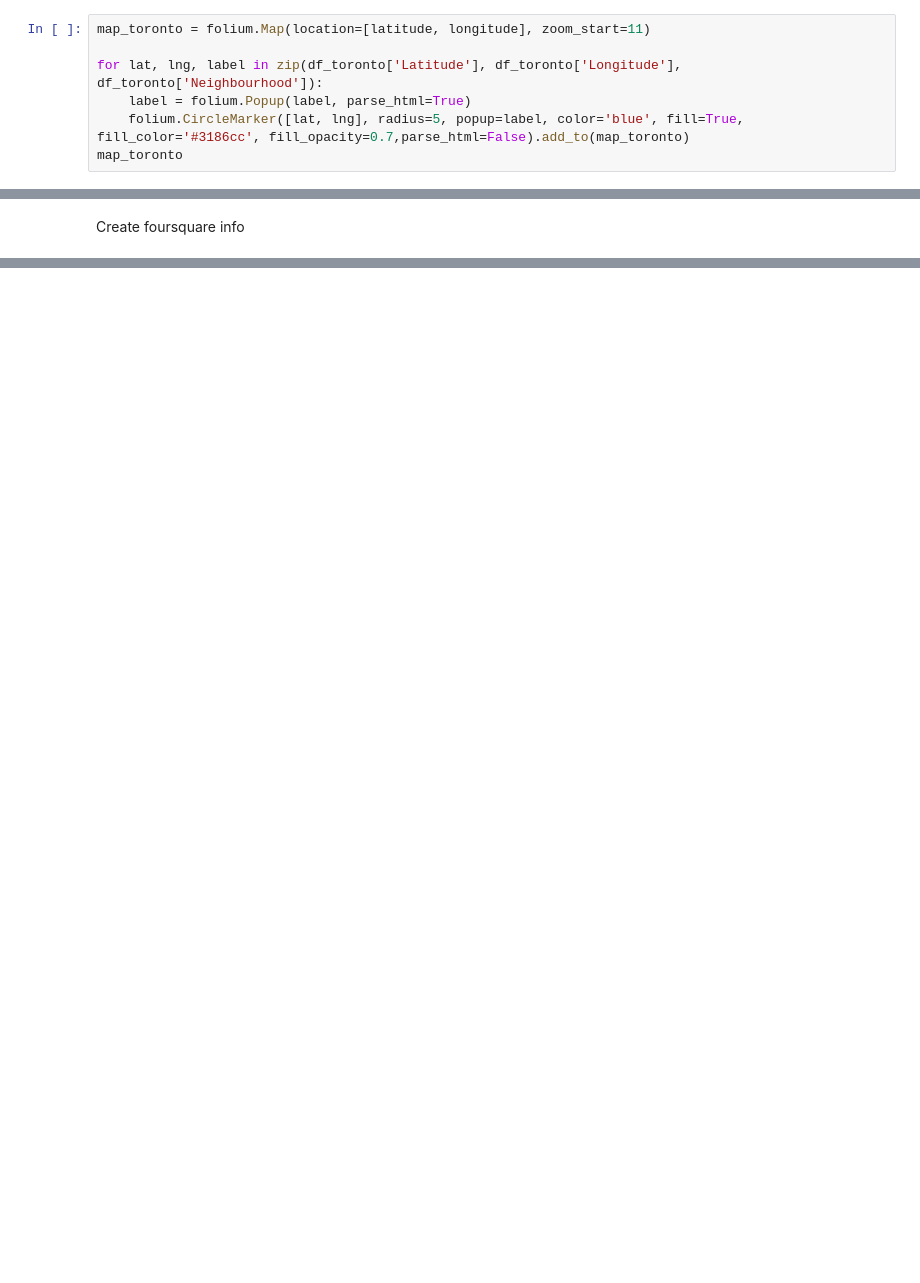
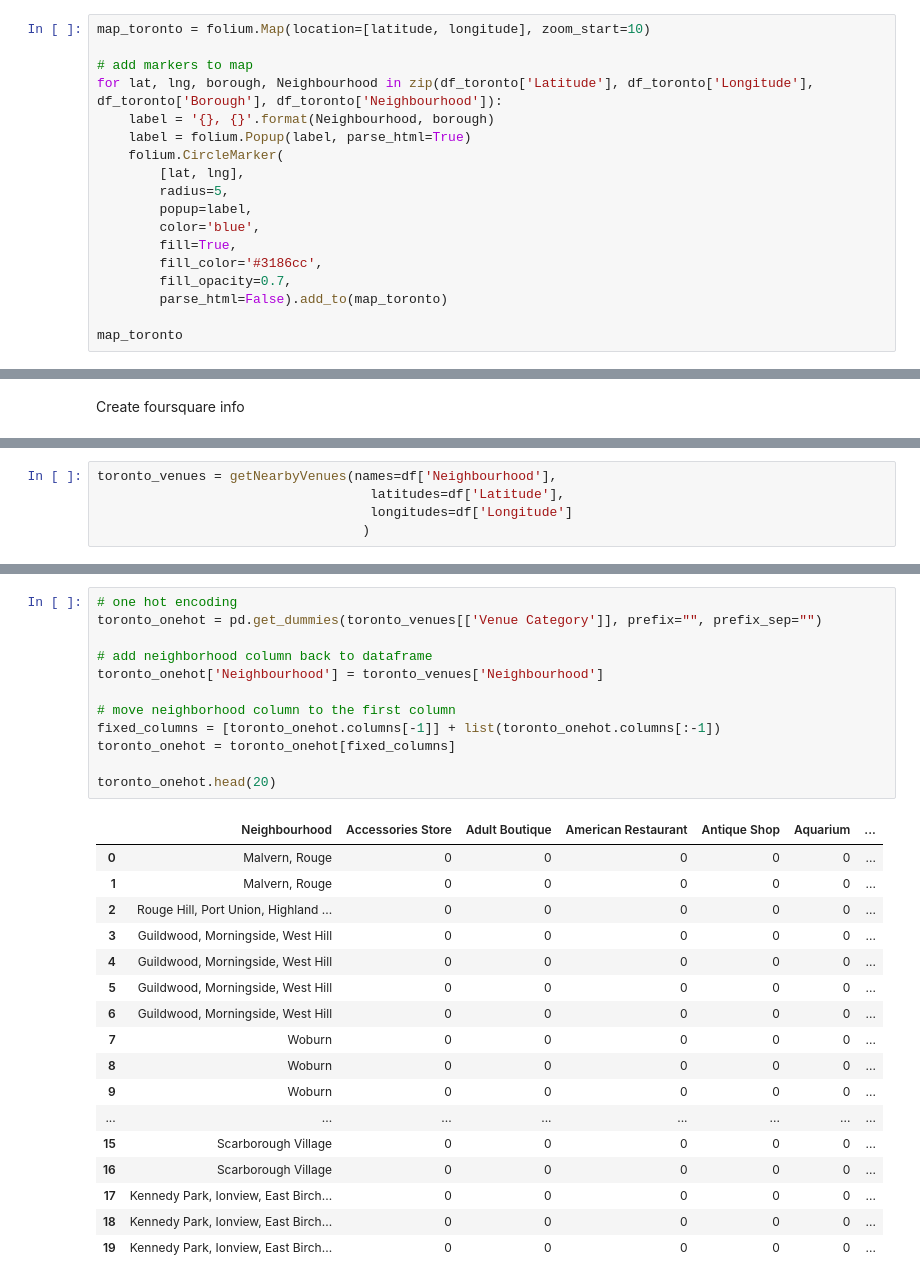
Before and after one commit to robertmhn7/Coursera-Work, a Jupyter notebook: Week_3/Segmenting and Clustering Neighborhoods in Toronto - 3.ipynb, the cells around one changed output, grey strips where cells are left out. Saved outputs shown, nothing was run; the diff lists cells and outputs as text; blank space fills up the shorter version.

```diff
--- a/Week_3/Segmenting and Clustering Neighborhoods in Toronto - 3.ipynb
+++ b/Week_3/Segmenting and Clustering Neighborhoods in Toronto - 3.ipynb
@@ -108,11 +104,22 @@ df_toronto
 # %% [markdown]
 Create map with boroughs with Toronto in them
 # %%
-map_toronto = folium.Map(location=[latitude, longitude], zoom_start=11)
+map_toronto = folium.Map(location=[latitude, longitude], zoom_start=10)
 
-for lat, lng, label in zip(df_toronto['Latitude'], df_toronto['Longitude'], df_toronto['Neighbourhood']):
+# add markers to map
+for lat, lng, borough, Neighbourhood in zip(df_toronto['Latitude'], df_toronto['Longitude'], df_toronto['Borough'], df_toronto['Neighbourhood']):
+    label = '{}, {}'.format(Neighbourhood, borough)
     label = folium.Popup(label, parse_html=True)
-    folium.CircleMarker([lat, lng], radius=5, popup=label, color='blue', fill=True, fill_color='#3186cc', fill_opacity=0.7,parse_html=False).add_to(map_toronto)
+    folium.CircleMarker(
+        [lat, lng],
+        radius=5,
+        popup=label,
+        color='blue',
+        fill=True,
+        fill_color='#3186cc',
+        fill_opacity=0.7,
+        parse_html=False).add_to(map_toronto)
+
 map_toronto
 # %% [output]
 [interactive output not drawn]
@@ -130,0 +186,5 @@ print('CLIENT_SECRET:' + CLIENT_SECRET)
+# %%
+toronto_venues = getNearbyVenues(names=df['Neighbourhood'],
+                                   latitudes=df['Latitude'],
+                                   longitudes=df['Longitude']
+                                  )
@@ -130,0 +253,30 @@ print('CLIENT_SECRET:' + CLIENT_SECRET)
+# %%
+# one hot encoding
+toronto_onehot = pd.get_dummies(toronto_venues[['Venue Category']], prefix="", prefix_sep="")
+
+# add neighborhood column back to dataframe
+toronto_onehot['Neighbourhood'] = toronto_venues['Neighbourhood']
+
+# move neighborhood column to the first column
+fixed_columns = [toronto_onehot.columns[-1]] + list(toronto_onehot.columns[:-1])
+toronto_onehot = toronto_onehot[fixed_columns]
+
+toronto_onehot.head(20)
+# %% [output]
+|  | Neighbourhood | Accessories Store | Adult Boutique | American Restaurant | Antique Shop | Aquarium | ... |
+| 0 | Malvern, Rouge | 0 | 0 | 0 | 0 | 0 | ... |
+| 1 | Malvern, Rouge | 0 | 0 | 0 | 0 | 0 | ... |
+| 2 | Rouge Hill, Port Union, Highland ... | 0 | 0 | 0 | 0 | 0 | ... |
+| 3 | Guildwood, Morningside, West Hill | 0 | 0 | 0 | 0 | 0 | ... |
+| 4 | Guildwood, Morningside, West Hill | 0 | 0 | 0 | 0 | 0 | ... |
+| 5 | Guildwood, Morningside, West Hill | 0 | 0 | 0 | 0 | 0 | ... |
+| 6 | Guildwood, Morningside, West Hill | 0 | 0 | 0 | 0 | 0 | ... |
+| 7 | Woburn | 0 | 0 | 0 | 0 | 0 | ... |
+| 8 | Woburn | 0 | 0 | 0 | 0 | 0 | ... |
+| 9 | Woburn | 0 | 0 | 0 | 0 | 0 | ... |
+| ... | ... | ... | ... | ... | ... | ... | ... |
+| 15 | Scarborough Village | 0 | 0 | 0 | 0 | 0 | ... |
+| 16 | Scarborough Village | 0 | 0 | 0 | 0 | 0 | ... |
+| 17 | Kennedy Park, Ionview, East Birch... | 0 | 0 | 0 | 0 | 0 | ... |
+| 18 | Kennedy Park, Ionview, East Birch... | 0 | 0 | 0 | 0 | 0 | ... |
+| 19 | Kennedy Park, Ionview, East Birch... | 0 | 0 | 0 | 0 | 0 | ... |
```
Also changed, not shown: parts of 14 cells of this notebook.
